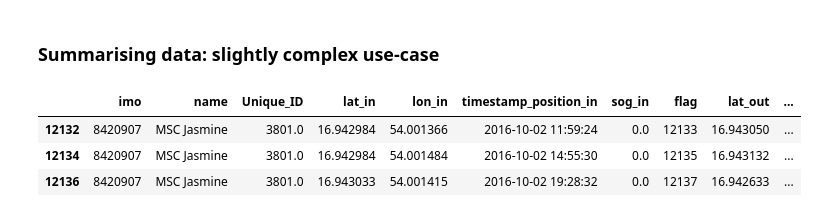
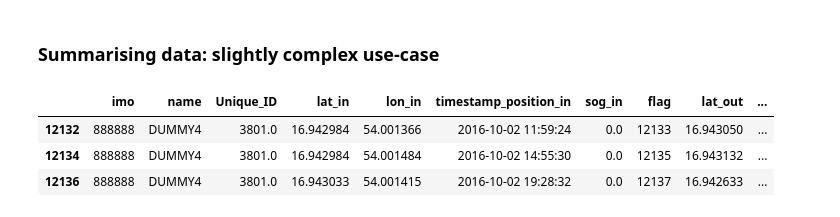
Before and after one commit to aniryou/knife, a Jupyter notebook: Geo_data/Pandas Patterns.ipynb, the cells around one changed output. Drawn from its saved outputs; the diff is of its cells as text; code cells hidden in the pictures.

```diff
--- a/Geo_data/Pandas Patterns.ipynb
+++ b/Geo_data/Pandas Patterns.ipynb
@@ -171,13 +171,13 @@ df_voyages[:5]
 # %% [markdown]
 ### Summarising data: slightly complex use-case
 # %%
-df_voyages[np.all([df_voyages.imo==8420907, df_voyages.timestamp_position_in>=datetime(2016,10,1), \
+df_voyages[np.all([df_voyages.imo==888888, df_voyages.timestamp_position_in>=datetime(2016,10,1), \
                    df_voyages.timestamp_position_in<=datetime(2016,10,3)], axis=0)][:5]
 # %% [output]
 |  | imo | name | Unique_ID | lat_in | lon_in | timestamp_position_in | sog_in | flag | lat_out | ... |
-| 12132 | 8420907 | MSC Jasmine | 3801.0 | 16.942984 | 54.001366 | 2016-10-02 11:59:24 | 0.0 | 12133 | 16.943050 | ... |
-| 12134 | 8420907 | MSC Jasmine | 3801.0 | 16.942984 | 54.001484 | 2016-10-02 14:55:30 | 0.0 | 12135 | 16.943132 | ... |
-| 12136 | 8420907 | MSC Jasmine | 3801.0 | 16.943033 | 54.001415 | 2016-10-02 19:28:32 | 0.0 | 12137 | 16.942633 | ... |
+| 12132 | 888888 | DUMMY4 | 3801.0 | 16.942984 | 54.001366 | 2016-10-02 11:59:24 | 0.0 | 12133 | 16.943050 | ... |
+| 12134 | 888888 | DUMMY4 | 3801.0 | 16.942984 | 54.001484 | 2016-10-02 14:55:30 | 0.0 | 12135 | 16.943132 | ... |
+| 12136 | 888888 | DUMMY4 | 3801.0 | 16.943033 | 54.001415 | 2016-10-02 19:28:32 | 0.0 | 12137 | 16.942633 | ... |
 # %%
 df_voyages_1 = df_voyages.shift(-1)
 df_voyages_1['identical_to_prv'] = np.all([df_voyages.imo==df_voyages_1.imo, df_voyages.Unique_ID==df_voyages_1.Unique_ID, (df_voyages_1['timestamp_position_in'] - df_voyages['timestamp_position_out']).apply(lambda x: x.total_seconds()/60.0/60 <= 3)], axis=0)==True
```
Also changed, not shown: parts of 12 cells of this notebook.
